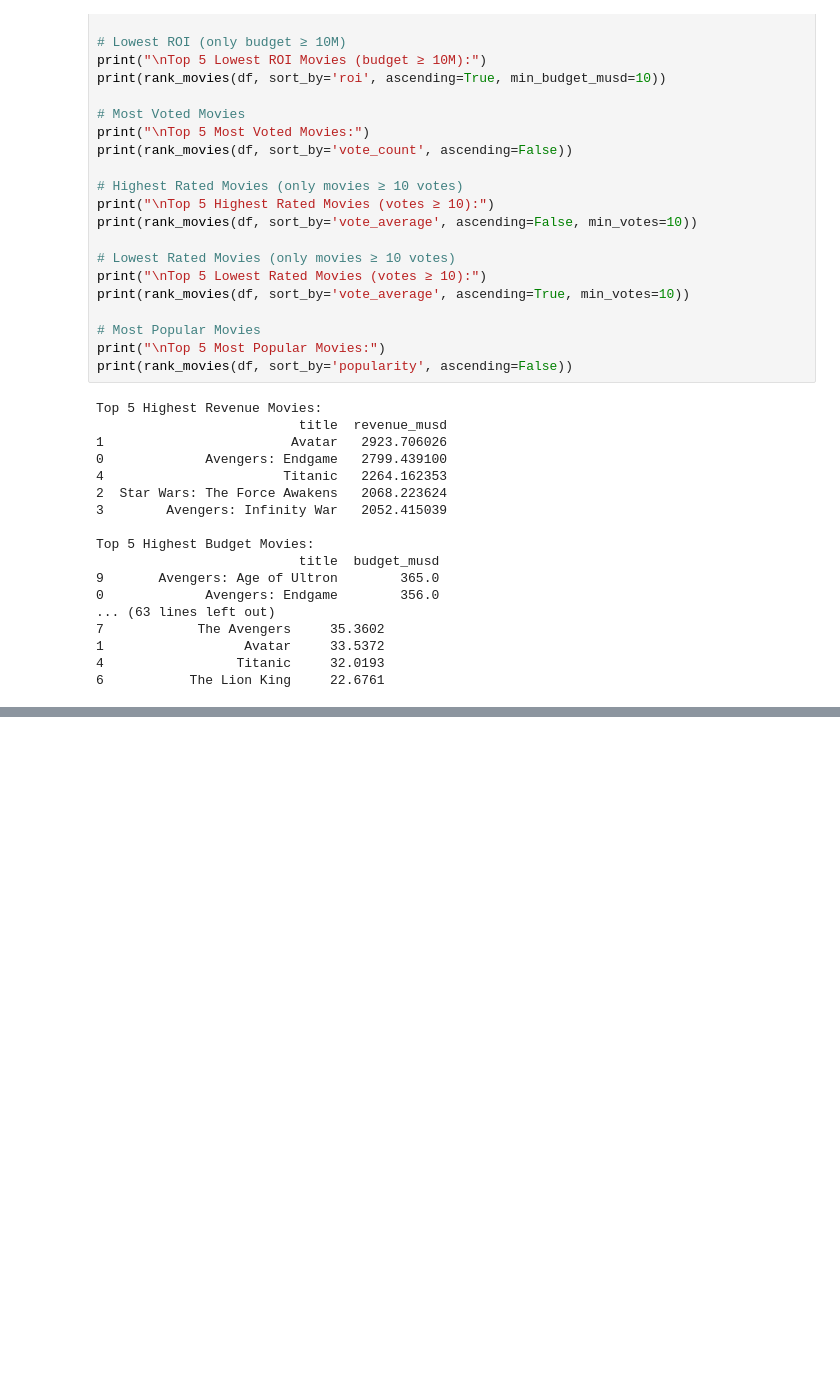
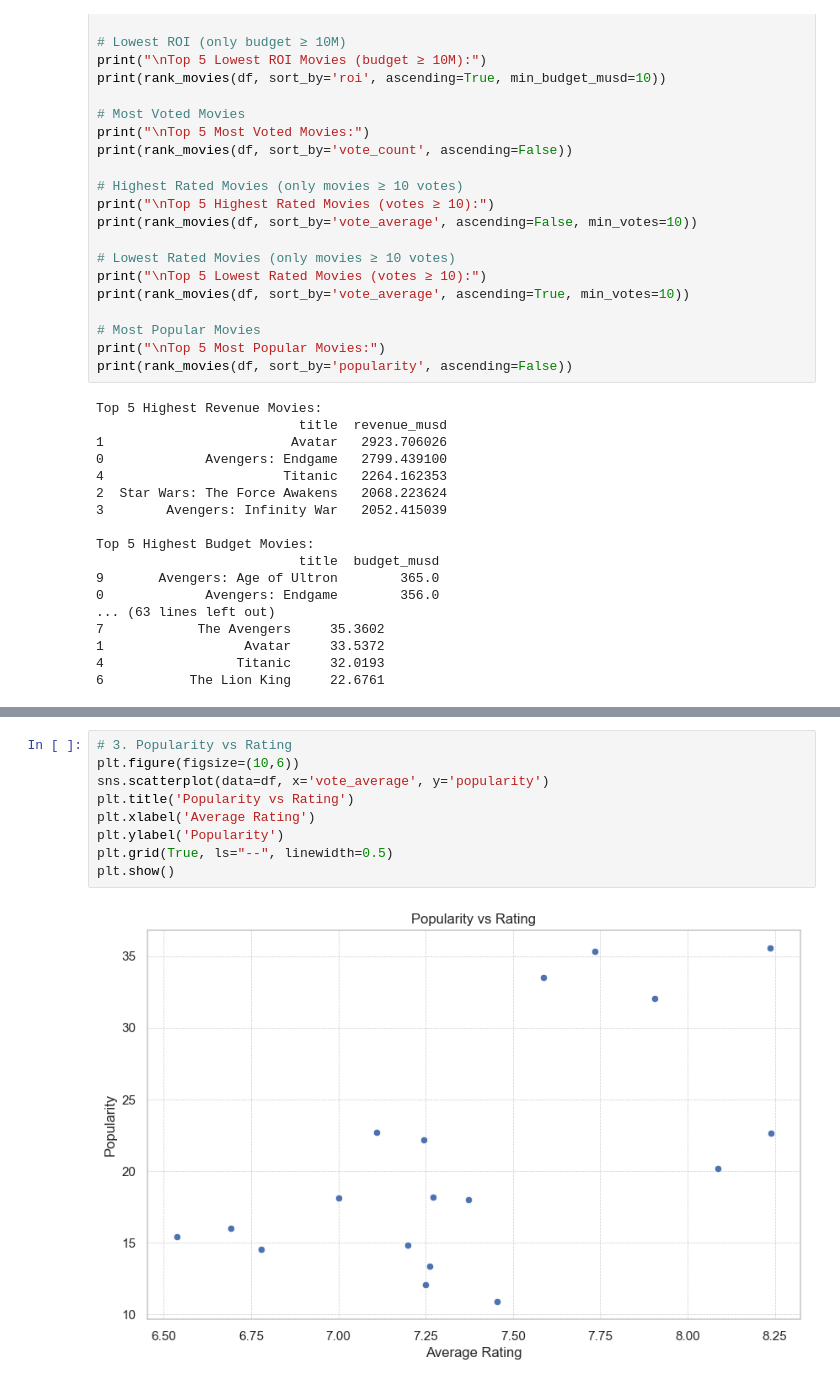
Before and after one commit to ayertey1/GTP_DE-Projects, a Jupyter notebook: notebooks/dataWrangling.ipynb, the cells around one changed output, grey strips where cells are left out. Cells and saved outputs as stored; diff of their text form; blank space fills up the shorter version.

```diff
--- a/notebooks/dataWrangling.ipynb
+++ b/notebooks/dataWrangling.ipynb
@@ -227,0 +453,11 @@ Top 5 Highest Budget Movies:
+# %%
+# 3. Popularity vs Rating
+plt.figure(figsize=(10,6))
+sns.scatterplot(data=df, x='vote_average', y='popularity')
+plt.title('Popularity vs Rating')
+plt.xlabel('Average Rating')
+plt.ylabel('Popularity')
+plt.grid(True, ls="--", linewidth=0.5)
+plt.show()
+# %% [output]
+[figure, added]
```
Also changed, not shown: parts of 13 cells of this notebook, 1 other file.
